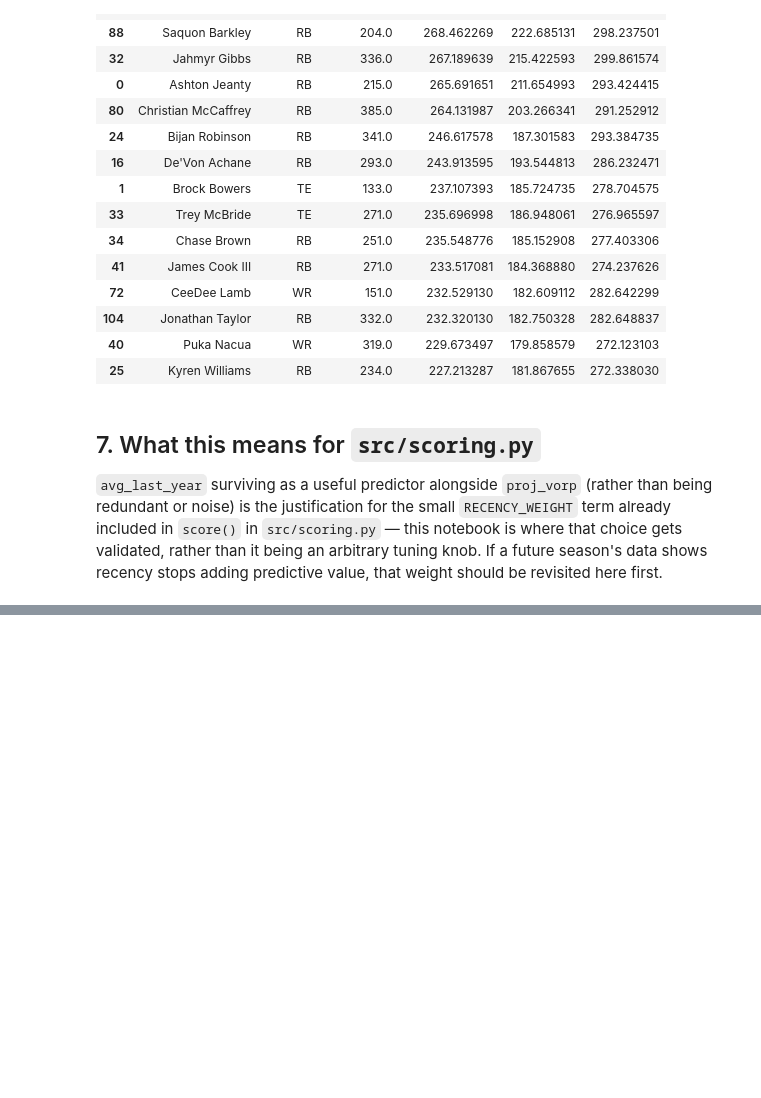
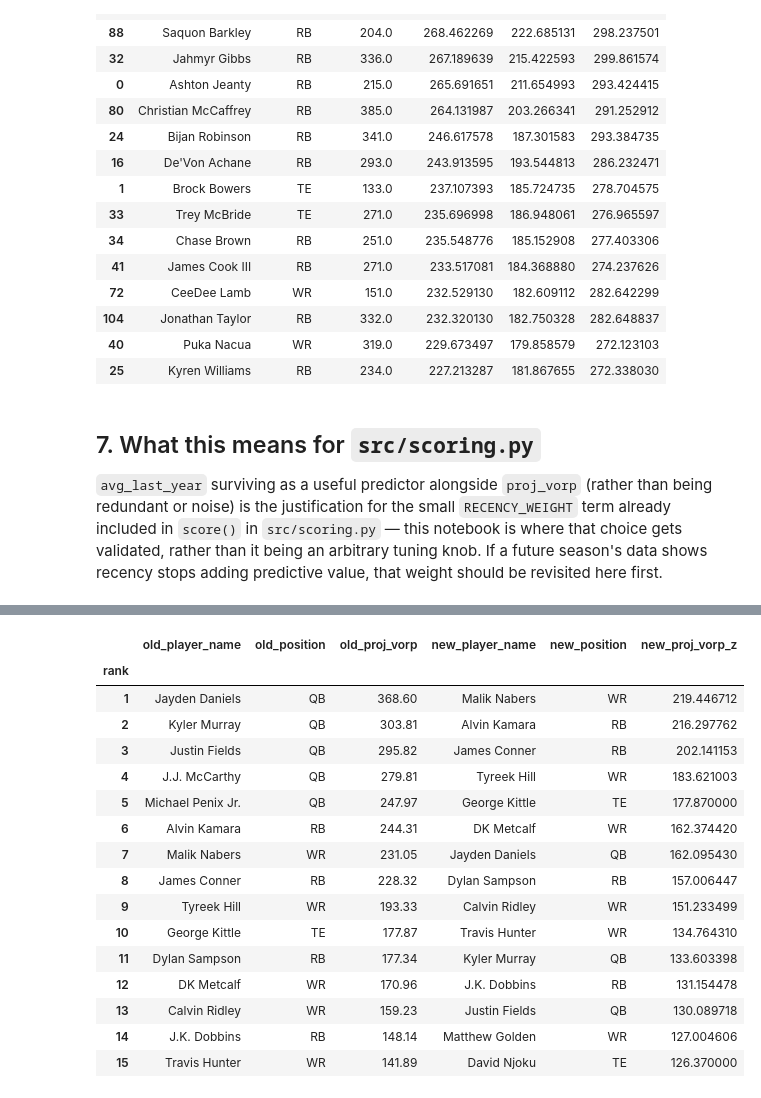
Before and after one commit to justinmck/fantasy-football-draft-toolkit, a Jupyter notebook: notebooks/NB04-draft-board.ipynb, the cells around one changed output, grey strips where cells are left out. Saved outputs shown, nothing was run; the diff lists cells and outputs as text; code cells hidden in the pictures; blank space fills up the shorter version.

```diff
--- a/notebooks/NB04-draft-board.ipynb
+++ b/notebooks/NB04-draft-board.ipynb
@@ -313,0 +326,30 @@ Exported 409 players for 2026 to draft-board/public/players.json
+# %%
+old_top15 = pool.sort_values("proj_vorp", ascending=False).head(15)[
+    ["player_name", "position", "proj_vorp"]
+].reset_index(drop=True)
+new_top15 = pool.sort_values("proj_vorp_z", ascending=False).head(15)[
+    ["player_name", "position", "proj_vorp_z"]
+].reset_index(drop=True)
+
+comparison = pd.concat([old_top15.add_prefix("old_"), new_top15.add_prefix("new_")], axis=1)
+comparison.index = comparison.index + 1
+comparison.index.name = "rank"
+comparison
+# %% [output]
+|  | old_player_name | old_position | old_proj_vorp | new_player_name | new_position | new_proj_vorp_z |
+| rank |  |  |  |  |  |  |
+| 1 | Jayden Daniels | QB | 368.60 | Malik Nabers | WR | 219.446712 |
+| 2 | Kyler Murray | QB | 303.81 | Alvin Kamara | RB | 216.297762 |
+| 3 | Justin Fields | QB | 295.82 | James Conner | RB | 202.141153 |
+| 4 | J.J. McCarthy | QB | 279.81 | Tyreek Hill | WR | 183.621003 |
+| 5 | Michael Penix Jr. | QB | 247.97 | George Kittle | TE | 177.870000 |
+| 6 | Alvin Kamara | RB | 244.31 | DK Metcalf | WR | 162.374420 |
+| 7 | Malik Nabers | WR | 231.05 | Jayden Daniels | QB | 162.095430 |
+| 8 | James Conner | RB | 228.32 | Dylan Sampson | RB | 157.006447 |
+| 9 | Tyreek Hill | WR | 193.33 | Calvin Ridley | WR | 151.233499 |
+| 10 | George Kittle | TE | 177.87 | Travis Hunter | WR | 134.764310 |
+| 11 | Dylan Sampson | RB | 177.34 | Kyler Murray | QB | 133.603398 |
+| 12 | DK Metcalf | WR | 170.96 | J.K. Dobbins | RB | 131.154478 |
+| 13 | Calvin Ridley | WR | 159.23 | Justin Fields | QB | 130.089718 |
+| 14 | J.K. Dobbins | RB | 148.14 | Matthew Golden | WR | 127.004606 |
+| 15 | Travis Hunter | WR | 141.89 | David Njoku | TE | 126.370000 |
```
Also changed, not shown: parts of 4 cells of this notebook, 19 other files.
